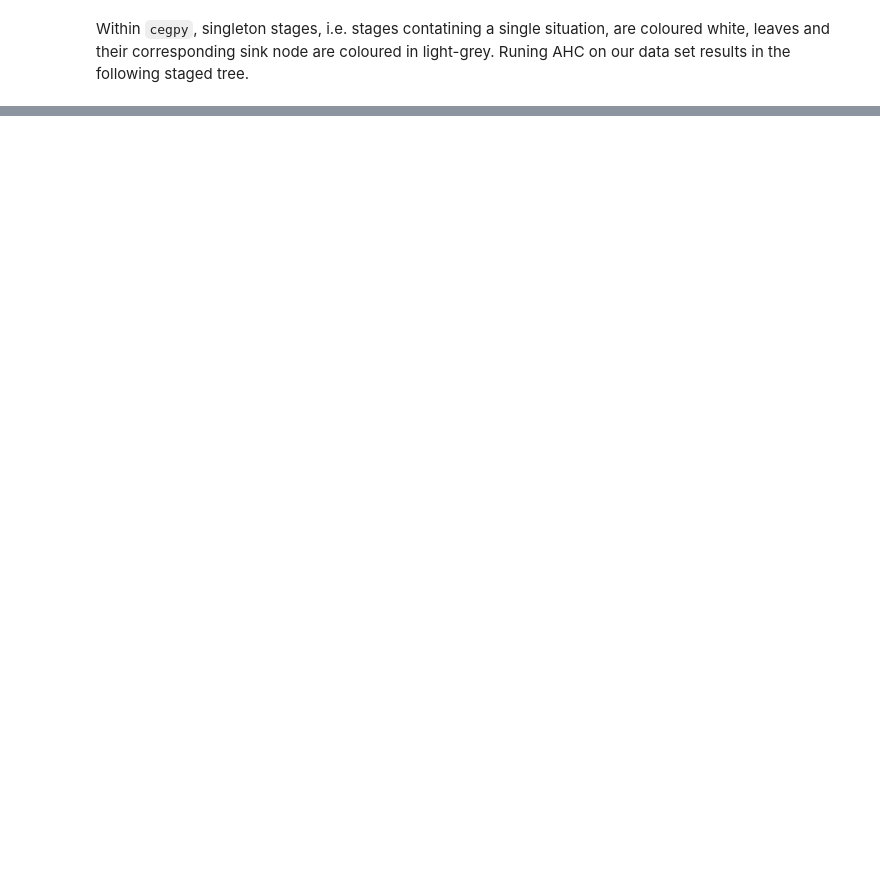
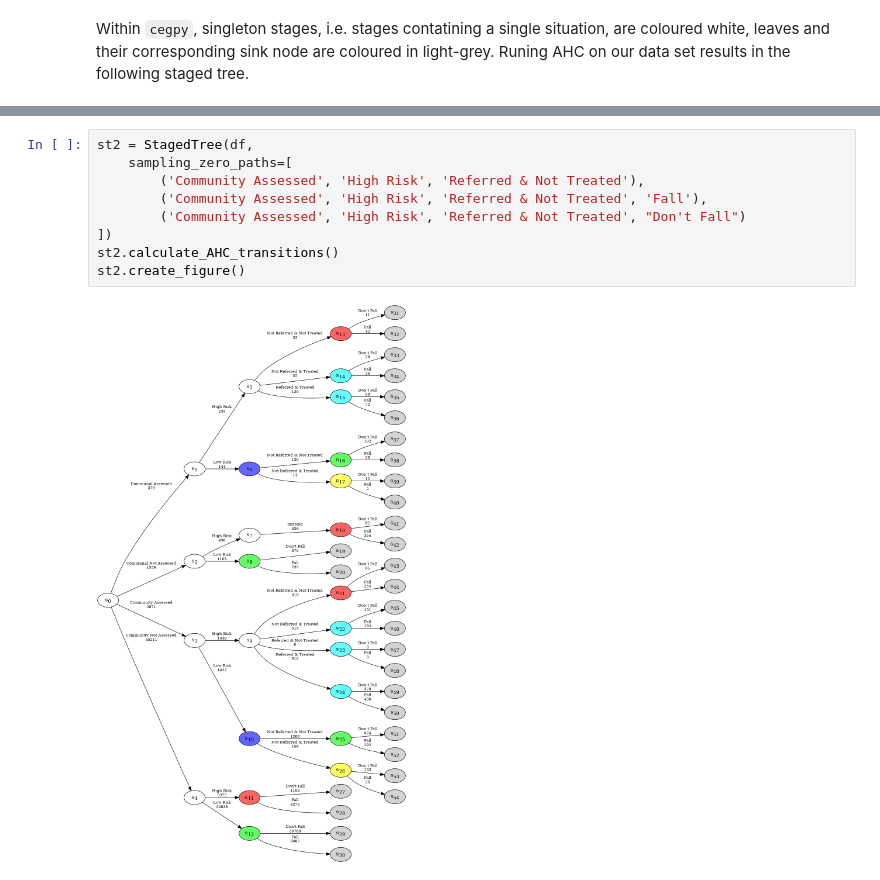
Before and after one commit to g-walley/cegpy, a Jupyter notebook: docs/quickstart/quickstart_staged_tree_notebook.ipynb, the cells around one changed output, grey strips where cells are left out. Saved outputs shown, nothing was run; the diff lists cells and outputs as text; blank space fills up the shorter version.

```diff
--- a/docs/quickstart/quickstart_staged_tree_notebook.ipynb
+++ b/docs/quickstart/quickstart_staged_tree_notebook.ipynb
@@ -66,0 +224,11 @@ Image(g.create_png())
+# %%
+st2 = StagedTree(df,
+    sampling_zero_paths=[
+        ('Community Assessed', 'High Risk', 'Referred & Not Treated'),
+        ('Community Assessed', 'High Risk', 'Referred & Not Treated', 'Fall'),
+        ('Community Assessed', 'High Risk', 'Referred & Not Treated', "Don't Fall")
+])
+st2.calculate_AHC_transitions()
+st2.create_figure()
+# %% [output]
+[figure, added]
```
Also changed, not shown: parts of 32 cells of this notebook.
